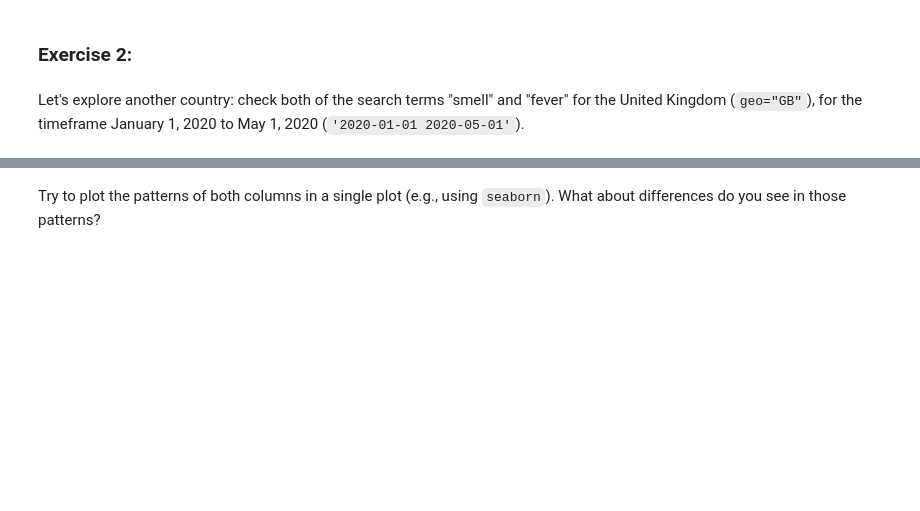
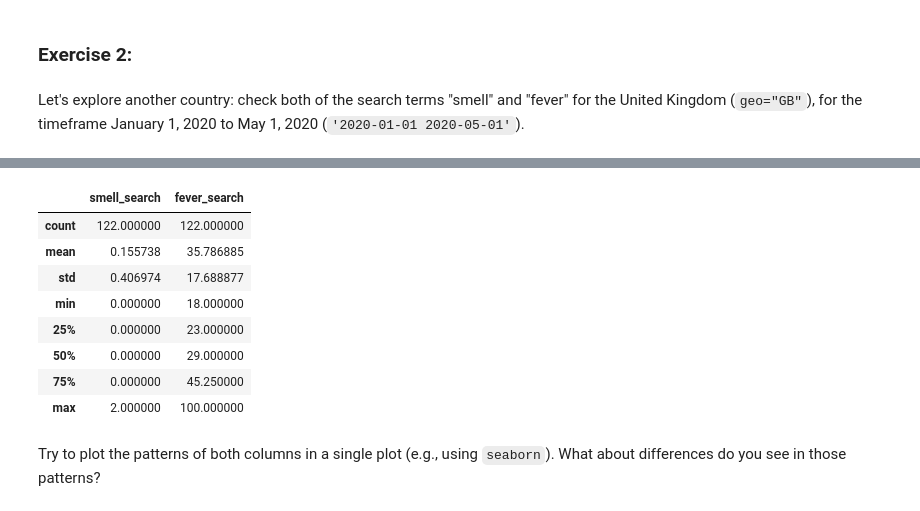
Before and after one commit to mattlim96/digi-tech-smm750, a Jupyter notebook: week04/DTVC_Week 4_Exercise notebook.ipynb, the cells around one changed output, grey strips where cells are left out. Saved outputs shown, nothing was run; the diff lists cells and outputs as text; code cells hidden in the pictures; blank space fills up the shorter version.

```diff
--- a/week04/DTVC_Week 4_Exercise notebook.ipynb
+++ b/week04/DTVC_Week 4_Exercise notebook.ipynb
@@ -114,2 +260,14 @@ Let's explore another country: check both of the search terms "smell" and "fever
+# %%
+gb_trends.describe()
+# %% [output]
+|  | smell_search | fever_search |
+| count | 122.000000 | 122.000000 |
+| mean | 0.155738 | 35.786885 |
+| std | 0.406974 | 17.688877 |
+| min | 0.000000 | 18.000000 |
+| 25% | 0.000000 | 23.000000 |
+| 50% | 0.000000 | 29.000000 |
+| 75% | 0.000000 | 45.250000 |
+| max | 2.000000 | 100.000000 |
 # %% [markdown]
 Try to plot the patterns of both columns in a single plot (e.g., using `seaborn`). What about differences do you see in those patterns?
```
Also changed, not shown: parts of 35 cells of this notebook, 18 other files.
